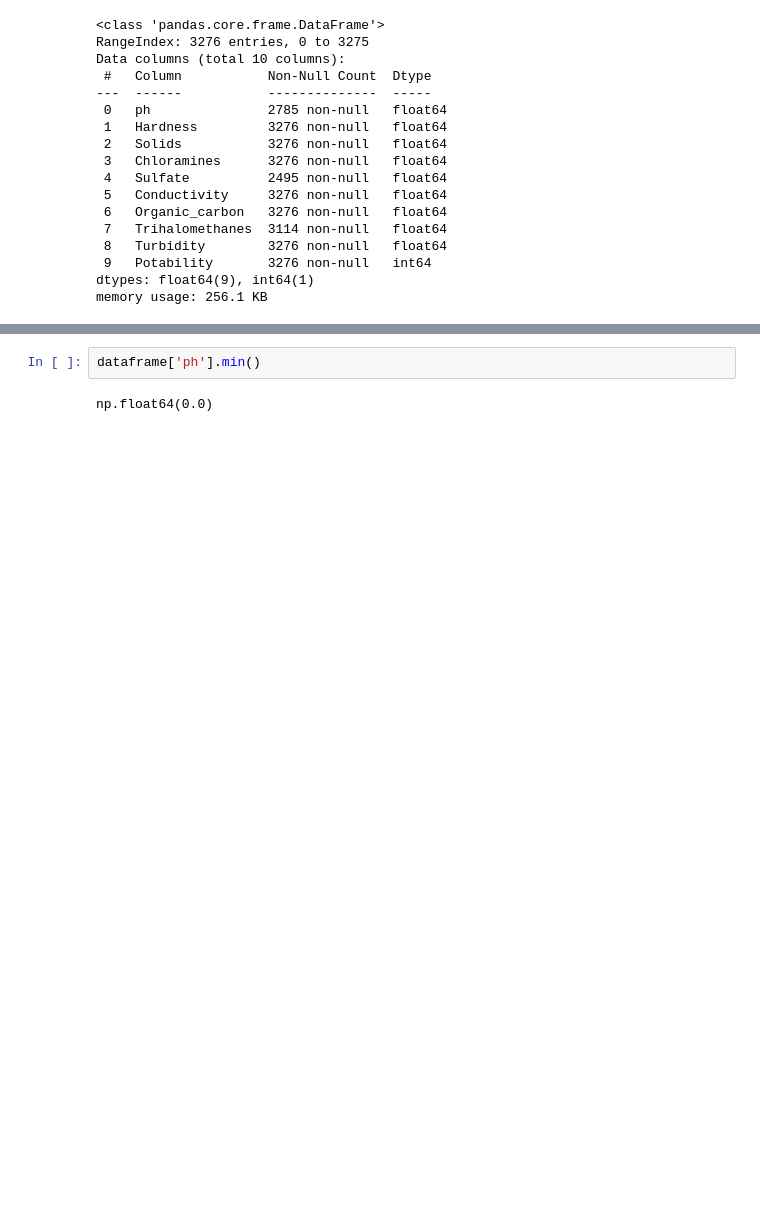
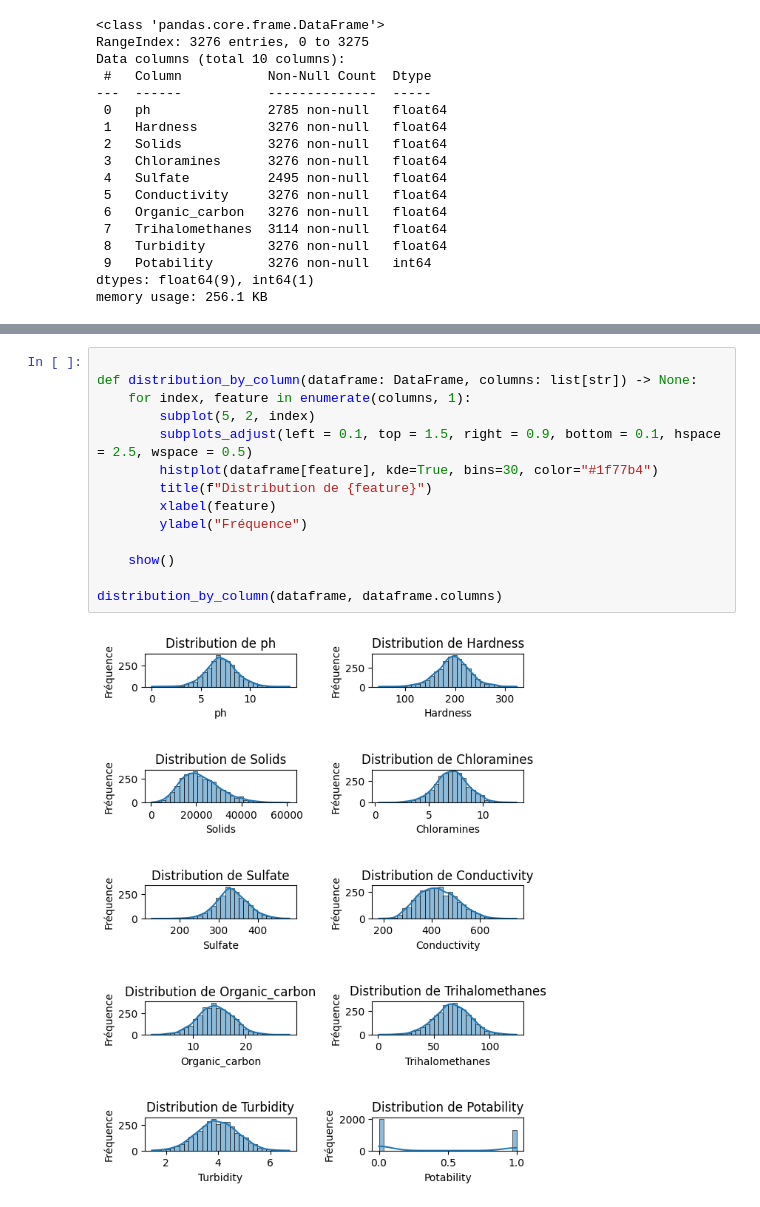
Before and after one commit to alexandre-assad/waterflow, a Jupyter notebook: notebook/exploratory_analysis.ipynb, the cells around one changed output, grey strips where cells are left out. Drawn from its saved outputs; the diff is of its cells as text; blank space fills up the shorter version.

```diff
--- a/notebook/exploratory_analysis.ipynb
+++ b/notebook/exploratory_analysis.ipynb
@@ -24,4 +47,16 @@ memory usage: 256.1 KB
 # %%
-dataframe['ph'].min()
+
+def distribution_by_column(dataframe: DataFrame, columns: list[str]) -> None:
+    for index, feature in enumerate(columns, 1):
+        subplot(5, 2, index)
+        subplots_adjust(left = 0.1, top = 1.5, right = 0.9, bottom = 0.1, hspace = 2.5, wspace = 0.5)
+        histplot(dataframe[feature], kde=True, bins=30, color="#1f77b4")
+        title(f"Distribution de {feature}")
+        xlabel(feature)
+        ylabel("Fréquence")
+
+    show()
+
+distribution_by_column(dataframe, dataframe.columns)
 # %% [output]
-np.float64(0.0)
+[figure, added]
```
Also changed, not shown: parts of 10 cells of this notebook, 2 other files.
